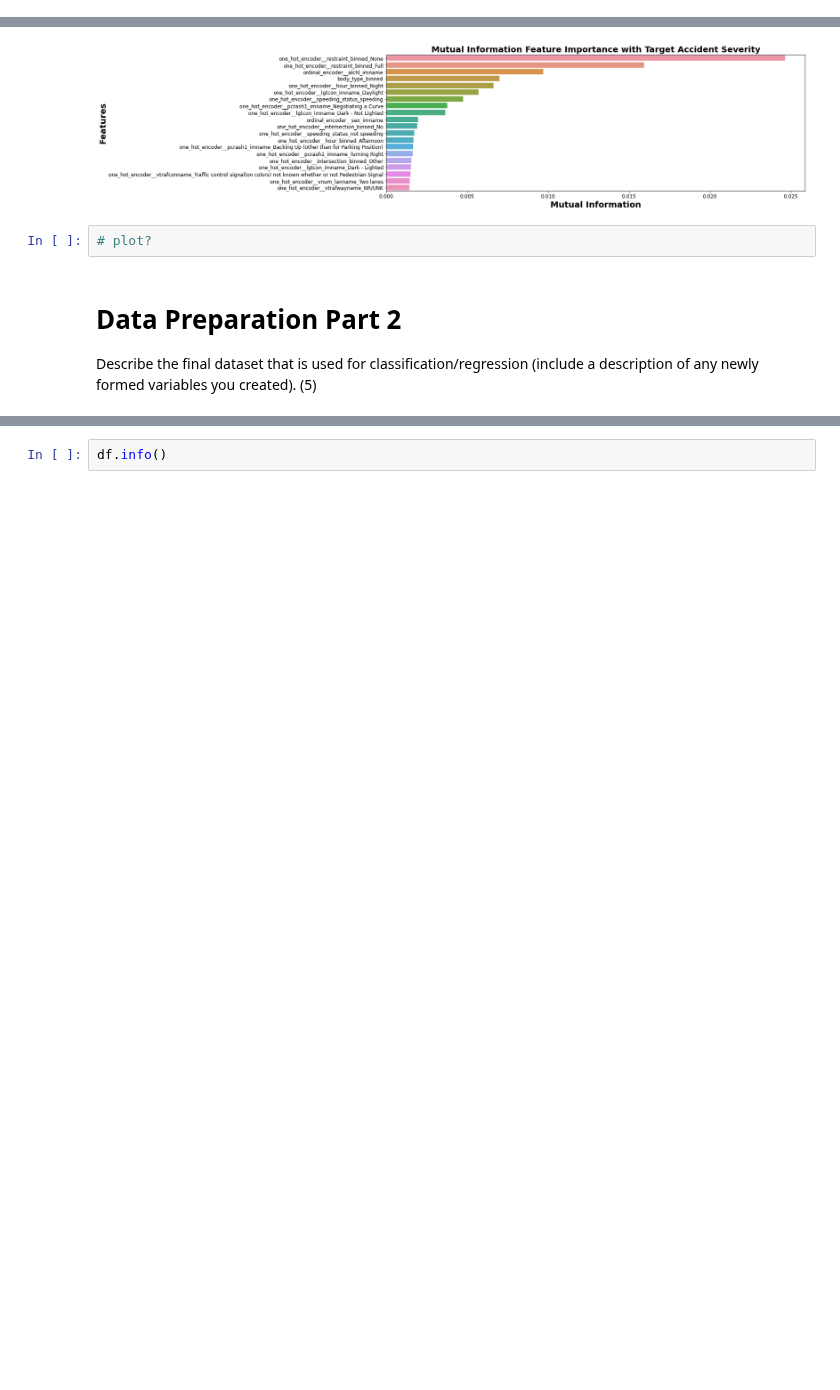
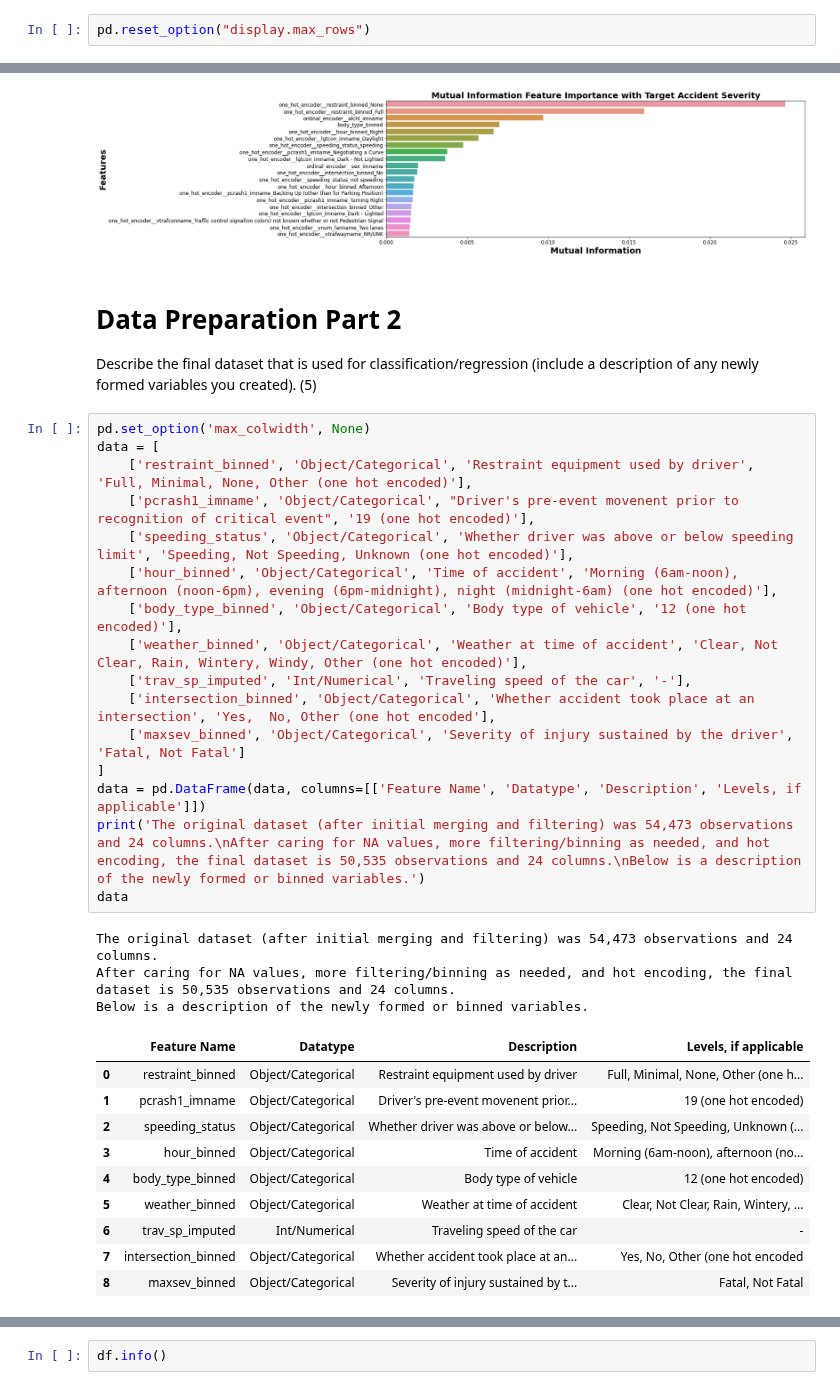
Before and after one commit to BradenAnderson/Accident_Severity_Prediction, a Jupyter notebook: HienEDIT_AndersonLamWeeda_Lab2_Draft.ipynb, the cells around one changed output, grey strips where cells are left out. Cells and saved outputs as stored; diff of their text form; blank space fills up the shorter version.

```diff
--- a/HienEDIT_AndersonLamWeeda_Lab2_Draft.ipynb
+++ b/HienEDIT_AndersonLamWeeda_Lab2_Draft.ipynb
@@ -1088,0 +1276,2 @@ train_pp_df.head()
+# %%
+pd.reset_option("display.max_rows")
@@ -1203,9 +1424,37 @@ ax.set_ylabel("Features", size=20, weight=1_000)
 ax.tick_params(axis='both', labelsize=12)
 # %% [output]
 [figure]
-# %%
-# plot?
 # %% [markdown]
 # Data Preparation Part 2
 Describe the final dataset that is used for classification/regression (include a description of any newly formed variables you created).
 (5)
+# %%
+pd.set_option('max_colwidth', None)
+data = [
+    ['restraint_binned', 'Object/Categorical', 'Restraint equipment used by driver', 'Full, Minimal, None, Other (one hot encoded)'],
+    ['pcrash1_imname', 'Object/Categorical', "Driver's pre-event movenent prior to recognition of critical event", '19 (one hot encoded)'],
+    ['speeding_status', 'Object/Categorical', 'Whether driver was above or below speeding limit', 'Speeding, Not Speeding, Unknown (one hot encoded)'],
+    ['hour_binned', 'Object/Categorical', 'Time of accident', 'Morning (6am-noon), afternoon (noon-6pm), evening (6pm-midnight), night (midnight-6am) (one hot encoded)'],
+    ['body_type_binned', 'Object/Categorical', 'Body type of vehicle', '12 (one hot encoded)'],
+    ['weather_binned', 'Object/Categorical', 'Weather at time of accident', 'Clear, Not Clear, Rain, Wintery, Windy, Other (one hot encoded)'],
+    ['trav_sp_imputed', 'Int/Numerical', 'Traveling speed of the car', '-'],
+    ['intersection_binned', 'Object/Categorical', 'Whether accident took place at an intersection', 'Yes,  No, Other (one hot encoded'],
+    ['maxsev_binned', 'Object/Categorical', 'Severity of injury sustained by the driver', 'Fatal, Not Fatal']
+]
+data = pd.DataFrame(data, columns=[['Feature Name', 'Datatype', 'Description', 'Levels, if applicable']])
+print('The original dataset (after initial merging and filtering) was 54,473 observations and 24 columns.\nAfter caring for NA values, more filtering/binning as needed, and hot encoding, the final dataset is 50,535 observations and 24 columns.\nBelow is a description of the newly formed or binned variables.')
+data
+# %% [output]
+The original dataset (after initial merging and filtering) was 54,473 observations and 24 columns.
+After caring for NA values, more filtering/binning as needed, and hot encoding, the final dataset is 50,535 observations and 24 columns.
+Below is a description of the newly formed or binned variables.
+|  | Feature Name | Datatype | Description | Levels, if applicable |
+| 0 | restraint_binned | Object/Categorical | Restraint equipment used by driver | Full, Minimal, None, Other (one h... |
+| 1 | pcrash1_imname | Object/Categorical | Driver's pre-event movenent prior... | 19 (one hot encoded) |
+| 2 | speeding_status | Object/Categorical | Whether driver was above or below... | Speeding, Not Speeding, Unknown (... |
+| 3 | hour_binned | Object/Categorical | Time of accident | Morning (6am-noon), afternoon (no... |
+| 4 | body_type_binned | Object/Categorical | Body type of vehicle | 12 (one hot encoded) |
+| 5 | weather_binned | Object/Categorical | Weather at time of accident | Clear, Not Clear, Rain, Wintery, ... |
+| 6 | trav_sp_imputed | Int/Numerical | Traveling speed of the car | - |
+| 7 | intersection_binned | Object/Categorical | Whether accident took place at an... | Yes, No, Other (one hot encoded |
+| 8 | maxsev_binned | Object/Categorical | Severity of injury sustained by t... | Fatal, Not Fatal |
```
Also changed, not shown: parts of 44 cells of this notebook.
